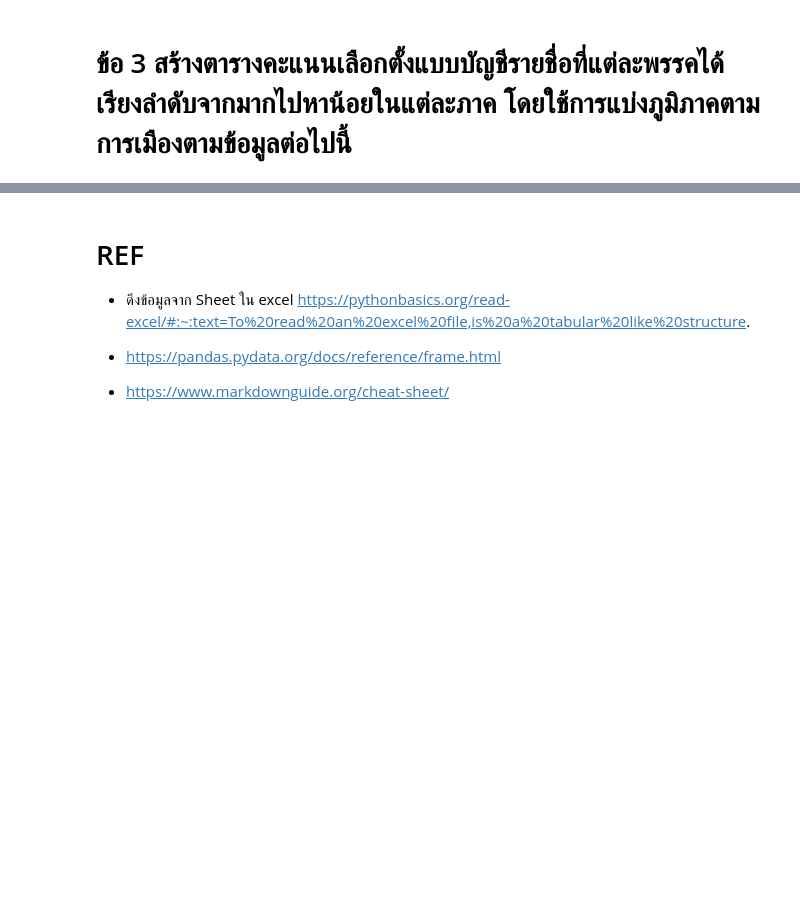
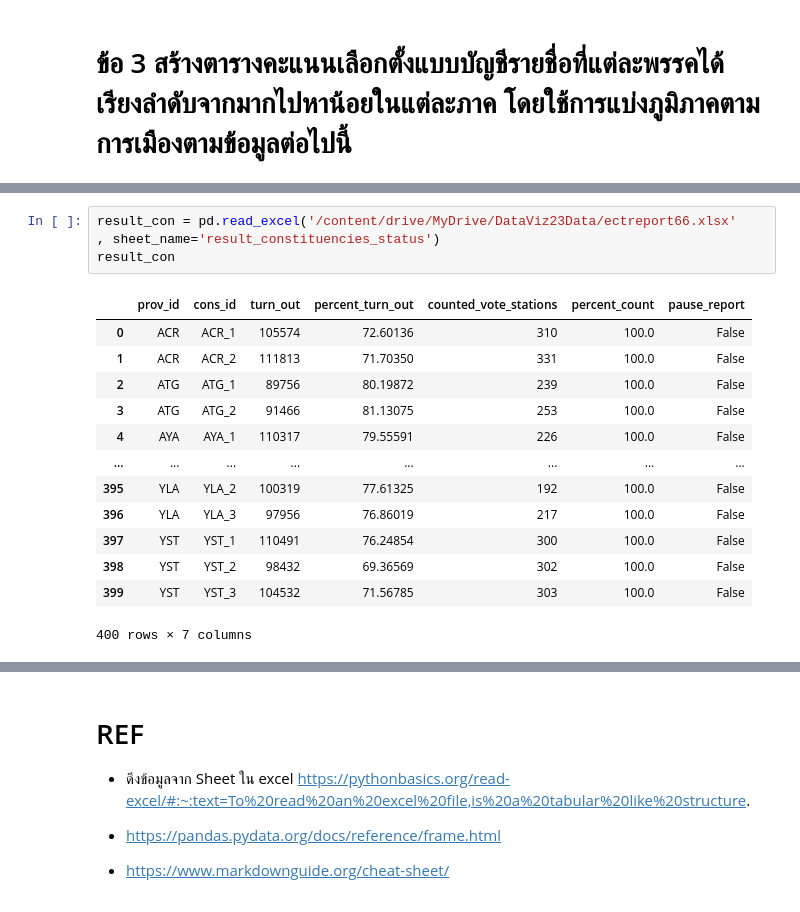
Before and after one commit to Ratchanontt/python_dataviz2023, a Jupyter notebook: exam_midterm.ipynb, the cells around one changed output, grey strips where cells are left out. Cells and saved outputs as stored; diff of their text form; blank space fills up the shorter version.

```diff
--- a/exam_midterm.ipynb
+++ b/exam_midterm.ipynb
@@ -131,0 +262,18 @@ dtype: object
+# %%
+result_con = pd.read_excel('/content/drive/MyDrive/DataViz23Data/ectreport66.xlsx'
+, sheet_name='result_constituencies_status')
+result_con
+# %% [output]
+|  | prov_id | cons_id | turn_out | percent_turn_out | counted_vote_stations | percent_count | pause_report |
+| 0 | ACR | ACR_1 | 105574 | 72.60136 | 310 | 100.0 | False |
+| 1 | ACR | ACR_2 | 111813 | 71.70350 | 331 | 100.0 | False |
+| 2 | ATG | ATG_1 | 89756 | 80.19872 | 239 | 100.0 | False |
+| 3 | ATG | ATG_2 | 91466 | 81.13075 | 253 | 100.0 | False |
+| 4 | AYA | AYA_1 | 110317 | 79.55591 | 226 | 100.0 | False |
+| ... | ... | ... | ... | ... | ... | ... | ... |
+| 395 | YLA | YLA_2 | 100319 | 77.61325 | 192 | 100.0 | False |
+| 396 | YLA | YLA_3 | 97956 | 76.86019 | 217 | 100.0 | False |
+| 397 | YST | YST_1 | 110491 | 76.24854 | 300 | 100.0 | False |
+| 398 | YST | YST_2 | 98432 | 69.36569 | 302 | 100.0 | False |
+| 399 | YST | YST_3 | 104532 | 71.56785 | 303 | 100.0 | False |
+400 rows × 7 columns
```
Also changed, not shown: parts of 14 cells of this notebook.
